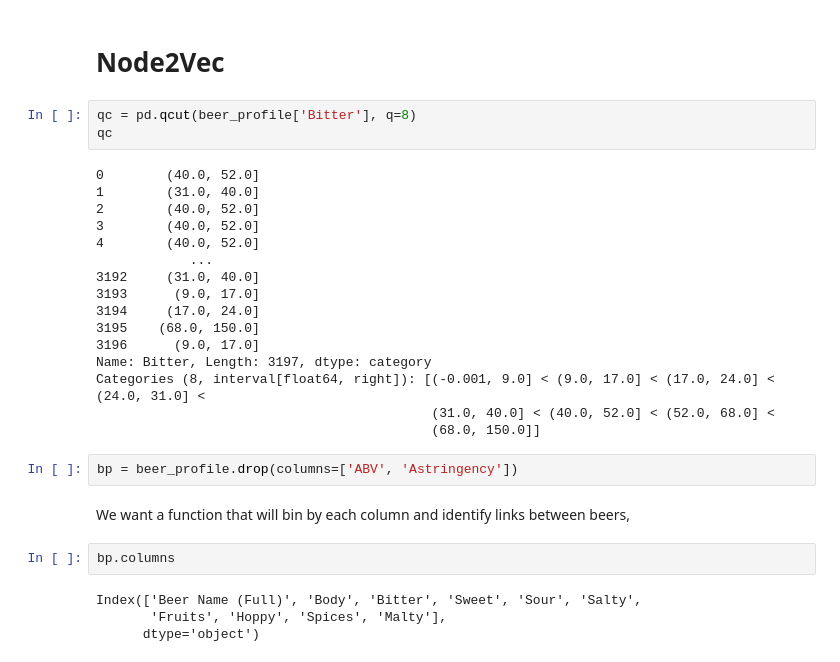
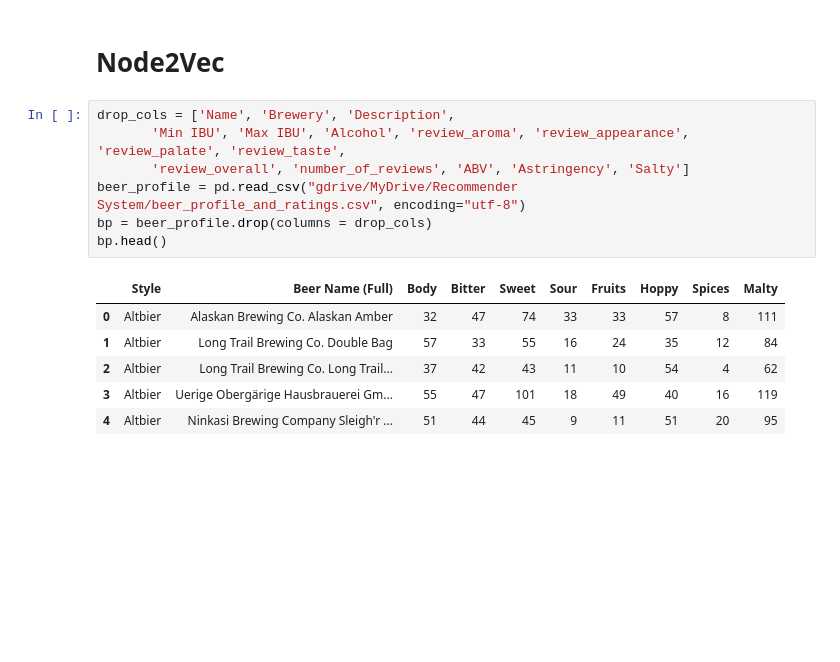
Before and after one commit to sophielouie/beer-recommendation-system, a Jupyter notebook: Recommender_System.ipynb, the cells around one changed output. Drawn from its saved outputs; the diff is of its cells as text; blank space fills up the shorter version.

```diff
--- a/Recommender_System.ipynb
+++ b/Recommender_System.ipynb
@@ -213,32 +213,17 @@ hybrid(user_id, beer_id, n_recs, df, svd)
 | 29 | Mission Brewery Mission Amber | 0.617647 | 1 |
 # %% [markdown]
 # Node2Vec
-# %%
-qc = pd.qcut(beer_profile['Bitter'], q=8)
-qc
-# %% [output]
-0        (40.0, 52.0]
-1        (31.0, 40.0]
-2        (40.0, 52.0]
-3        (40.0, 52.0]
-4        (40.0, 52.0]
-            ...
-3192     (31.0, 40.0]
-3193      (9.0, 17.0]
-3194     (17.0, 24.0]
-3195    (68.0, 150.0]
-3196      (9.0, 17.0]
-Name: Bitter, Length: 3197, dtype: category
-Categories (8, interval[float64, right]): [(-0.001, 9.0] < (9.0, 17.0] < (17.0, 24.0] < (24.0, 31.0] <
-                                           (31.0, 40.0] < (40.0, 52.0] < (52.0, 68.0] <
-                                           (68.0, 150.0]]
-# %%
-bp = beer_profile.drop(columns=['ABV', 'Astringency'])
-# %% [markdown]
-We want a function that will bin by each column and identify links between beers,
-# %%
-bp.columns
-# %% [output]
-Index(['Beer Name (Full)', 'Body', 'Bitter', 'Sweet', 'Sour', 'Salty',
-       'Fruits', 'Hoppy', 'Spices', 'Malty'],
-      dtype='object')
+# %%
+drop_cols = ['Name', 'Brewery', 'Description',
+       'Min IBU', 'Max IBU', 'Alcohol', 'review_aroma', 'review_appearance', 'review_palate', 'review_taste',
+       'review_overall', 'number_of_reviews', 'ABV', 'Astringency', 'Salty']
+beer_profile = pd.read_csv("gdrive/MyDrive/Recommender System/beer_profile_and_ratings.csv", encoding="utf-8")
+bp = beer_profile.drop(columns = drop_cols)
+bp.head()
+# %% [output]
+|  | Style | Beer Name (Full) | Body | Bitter | Sweet | Sour | Fruits | Hoppy | Spices | Malty |
+| 0 | Altbier | Alaskan Brewing Co. Alaskan Amber | 32 | 47 | 74 | 33 | 33 | 57 | 8 | 111 |
+| 1 | Altbier | Long Trail Brewing Co. Double Bag | 57 | 33 | 55 | 16 | 24 | 35 | 12 | 84 |
+| 2 | Altbier | Long Trail Brewing Co. Long Trail... | 37 | 42 | 43 | 11 | 10 | 54 | 4 | 62 |
+| 3 | Altbier | Uerige Obergärige Hausbrauerei Gm... | 55 | 47 | 101 | 18 | 49 | 40 | 16 | 119 |
+| 4 | Altbier | Ninkasi Brewing Company Sleigh'r ... | 51 | 44 | 45 | 9 | 11 | 51 | 20 | 95 |
```
Also changed, not shown: parts of 7 cells of this notebook.
